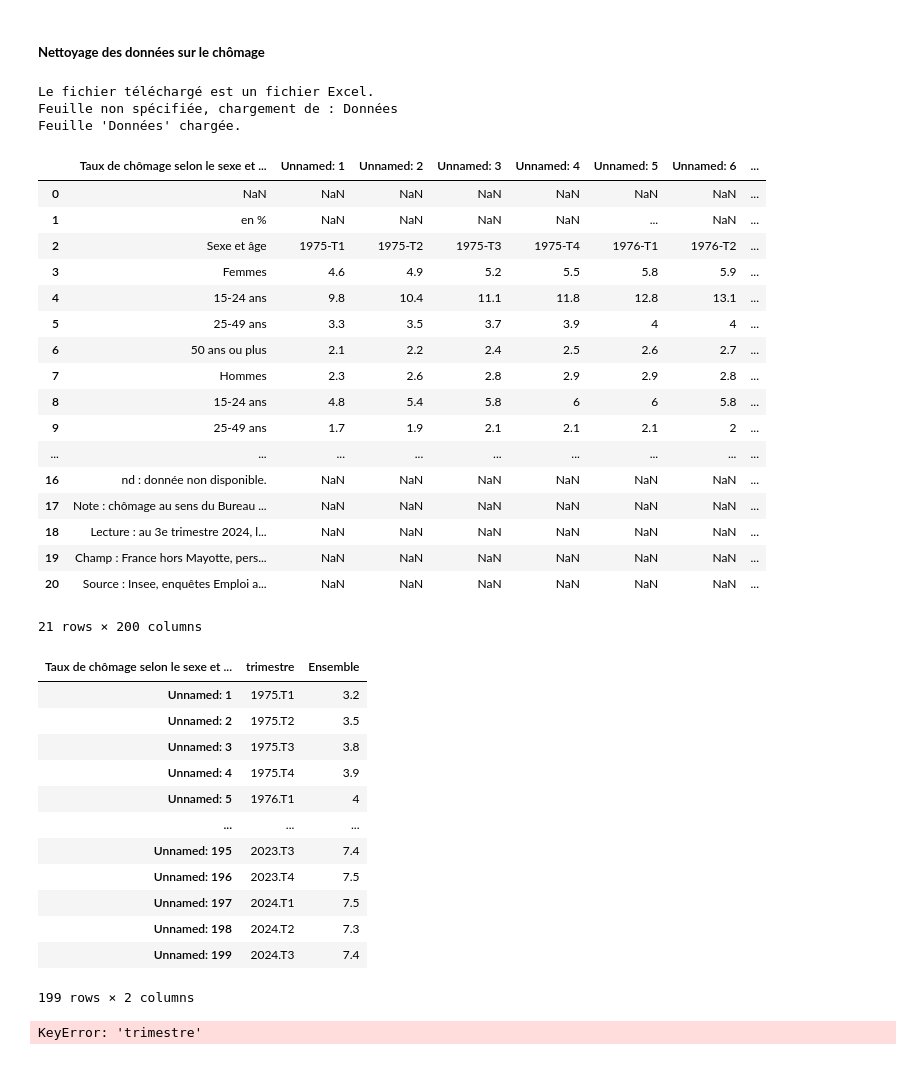
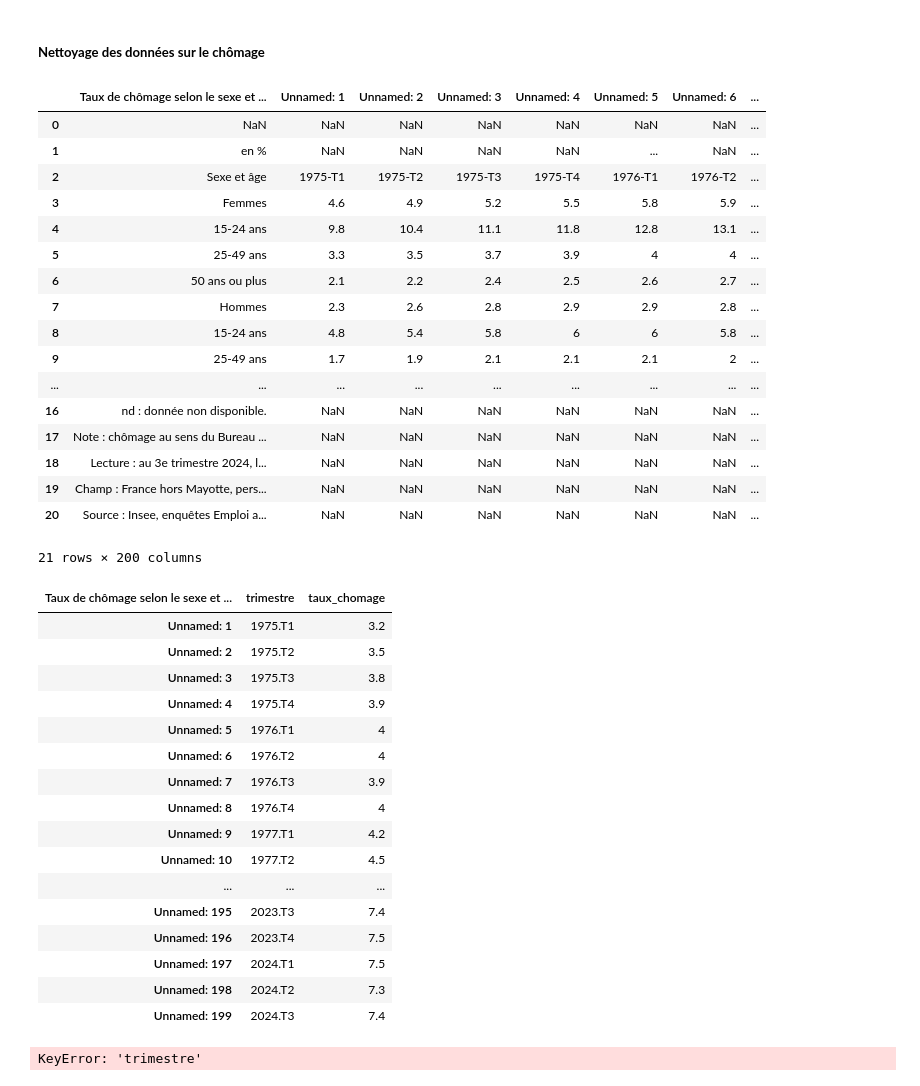
Before and after one commit to amreily/Projet-python-2A, a Jupyter notebook: Notebook_pythondata.ipynb, the cells around one changed output. Saved outputs shown, nothing was run; the diff lists cells and outputs as text; code cells hidden in the pictures.

```diff
--- a/Notebook_pythondata.ipynb
+++ b/Notebook_pythondata.ipynb
@@ -107,54 +107,53 @@ Feuille 'valeurs_mensuelles' chargée.
 # %% [markdown]
 ##### **Nettoyage des données sur le chômage**
 # %%
-chomage = url_df("https://www.insee.fr/fr/statistiques/fichier/2532173/econ-gen-taux-cho-trim-2.xlsx")
 chomage
 # %% [output]
+|  | Taux de chômage selon le sexe et ... | Unnamed: 1 | Unnamed: 2 | Unnamed: 3 | Unnamed: 4 | Unnamed: 5 | Unnamed: 6 | ... |
+| 0 | NaN | NaN | NaN | NaN | NaN | NaN | NaN | ... |
+| 1 | en % | NaN | NaN | NaN | NaN | ... | NaN | ... |
+| 2 | Sexe et âge | 1975-T1 | 1975-T2 | 1975-T3 | 1975-T4 | 1976-T1 | 1976-T2 | ... |
+| 3 | Femmes | 4.6 | 4.9 | 5.2 | 5.5 | 5.8 | 5.9 | ... |
+| 4 | 15-24 ans | 9.8 | 10.4 | 11.1 | 11.8 | 12.8 | 13.1 | ... |
+| 5 | 25-49 ans | 3.3 | 3.5 | 3.7 | 3.9 | 4 | 4 | ... |
+| 6 | 50 ans ou plus | 2.1 | 2.2 | 2.4 | 2.5 | 2.6 | 2.7 | ... |
+| 7 | Hommes | 2.3 | 2.6 | 2.8 | 2.9 | 2.9 | 2.8 | ... |
+| 8 | 15-24 ans | 4.8 | 5.4 | 5.8 | 6 | 6 | 5.8 | ... |
+| 9 | 25-49 ans | 1.7 | 1.9 | 2.1 | 2.1 | 2.1 | 2 | ... |
+| ... | ... | ... | ... | ... | ... | ... | ... | ... |
+| 16 | nd : donnée non disponible. | NaN | NaN | NaN | NaN | NaN | NaN | ... |
+| 17 | Note : chômage au sens du Bureau ... | NaN | NaN | NaN | NaN | NaN | NaN | ... |
+| 18 | Lecture : au 3e trimestre 2024, l... | NaN | NaN | NaN | NaN | NaN | NaN | ... |
+| 19 | Champ : France hors Mayotte, pers... | NaN | NaN | NaN | NaN | NaN | NaN | ... |
+| 20 | Source : Insee, enquêtes Emploi a... | NaN | NaN | NaN | NaN | NaN | NaN | ... |
-Le fichier téléchargé est un fichier Excel.
-Feuille non spécifiée, chargement de : Données
-Feuille 'Données' chargée.
+21 rows × 200 columns
-|  | Taux de chômage selon le sexe et ... | Unnamed: 1 | Unnamed: 2 | Unnamed: 3 | Unnamed: 4 | Unnamed: 5 | Unnamed: 6 | ... |
-| 0 | NaN | NaN | NaN | NaN | NaN | NaN | NaN | ... |
-| 1 | en % | NaN | NaN | NaN | NaN | ... | NaN | ... |
-| 2 | Sexe et âge | 1975-T1 | 1975-T2 | 1975-T3 | 1975-T4 | 1976-T1 | 1976-T2 | ... |
-| 3 | Femmes | 4.6 | 4.9 | 5.2 | 5.5 | 5.8 | 5.9 | ... |
-| 4 | 15-24 ans | 9.8 | 10.4 | 11.1 | 11.8 | 12.8 | 13.1 | ... |
-| 5 | 25-49 ans | 3.3 | 3.5 | 3.7 | 3.9 | 4 | 4 | ... |
-| 6 | 50 ans ou plus | 2.1 | 2.2 | 2.4 | 2.5 | 2.6 | 2.7 | ... |
-| 7 | Hommes | 2.3 | 2.6 | 2.8 | 2.9 | 2.9 | 2.8 | ... |
-| 8 | 15-24 ans | 4.8 | 5.4 | 5.8 | 6 | 6 | 5.8 | ... |
-| 9 | 25-49 ans | 1.7 | 1.9 | 2.1 | 2.1 | 2.1 | 2 | ... |
-| ... | ... | ... | ... | ... | ... | ... | ... | ... |
-| 16 | nd : donnée non disponible. | NaN | NaN | NaN | NaN | NaN | NaN | ... |
-| 17 | Note : chômage au sens du Bureau ... | NaN | NaN | NaN | NaN | NaN | NaN | ... |
-| 18 | Lecture : au 3e trimestre 2024, l... | NaN | NaN | NaN | NaN | NaN | NaN | ... |
-| 19 | Champ : France hors Mayotte, pers... | NaN | NaN | NaN | NaN | NaN | NaN | ... |
-| 20 | Source : Insee, enquêtes Emploi a... | NaN | NaN | NaN | NaN | NaN | NaN | ... |
-21 rows × 200 columns
 # %%
 chomage = chomage.T
 chomage = chomage[[2, 11]]
 chomage
 chomage.columns = chomage.iloc[0]
 chomage = chomage[1:]
-chomage.rename(columns={"Sexe et âge": "trimestre"}, inplace=True)
-chomage.rename(columns={"Ensemble": "chomage"}, inplace=True)
+chomage.rename(columns={"Sexe et âge": "trimestre", "Ensemble ": "taux_chomage"}, inplace=True)
 chomage['trimestre'] = chomage['trimestre'].str.replace('-', '.', regex=False)
 chomage
 # %% [output]
-| Taux de chômage selon le sexe et ... | trimestre | Ensemble |
+| Taux de chômage selon le sexe et ... | trimestre | taux_chomage |
 | Unnamed: 1 | 1975.T1 | 3.2 |
 | Unnamed: 2 | 1975.T2 | 3.5 |
 | Unnamed: 3 | 1975.T3 | 3.8 |
 | Unnamed: 4 | 1975.T4 | 3.9 |
 | Unnamed: 5 | 1976.T1 | 4 |
+| Unnamed: 6 | 1976.T2 | 4 |
+| Unnamed: 7 | 1976.T3 | 3.9 |
+| Unnamed: 8 | 1976.T4 | 4 |
+| Unnamed: 9 | 1977.T1 | 4.2 |
+| Unnamed: 10 | 1977.T2 | 4.5 |
 | ... | ... | ... |
 | Unnamed: 195 | 2023.T3 | 7.4 |
 | Unnamed: 196 | 2023.T4 | 7.5 |
 | Unnamed: 197 | 2024.T1 | 7.5 |
 | Unnamed: 198 | 2024.T2 | 7.3 |
 | Unnamed: 199 | 2024.T3 | 7.4 |
-199 rows × 2 columns
 # %%
 # # Suppression de données qu'on n'exploitera pas
 # chomage.columns = chomage.iloc[2]
```
Also changed, not shown: parts of 10 cells of this notebook.
